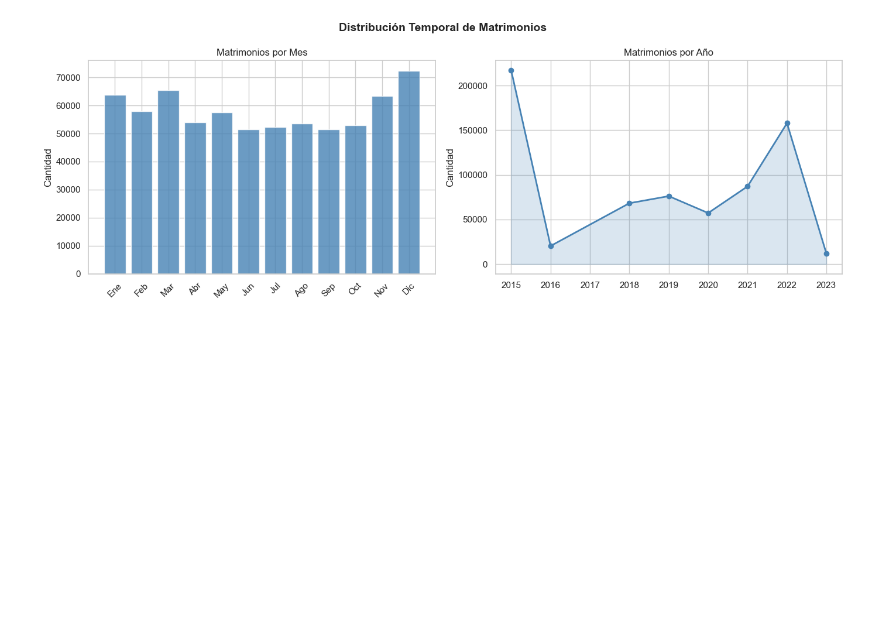
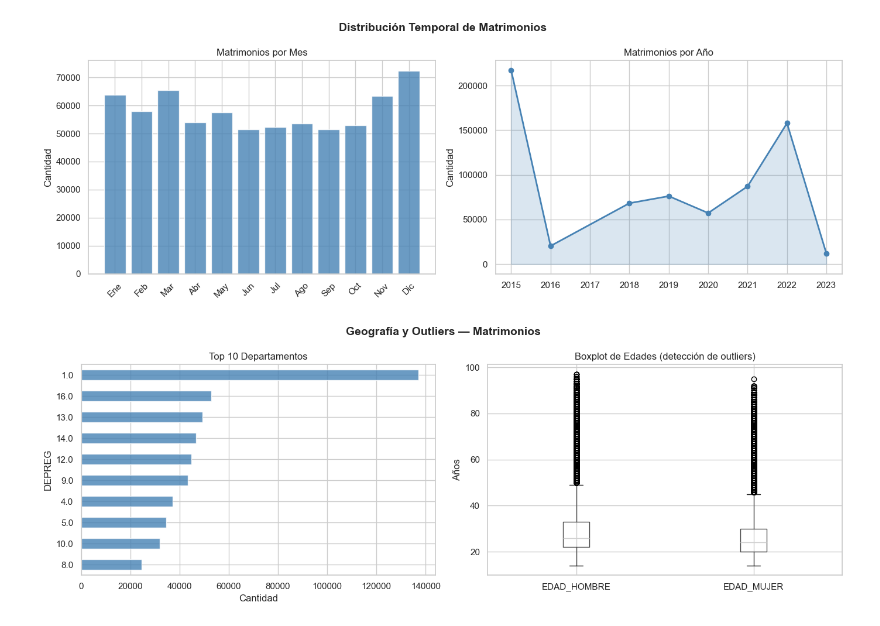
Before and after one commit to Palasuwu/CorteProyecto1Mineria, a Jupyter notebook: Avances2.ipynb, the cells around one changed output. Saved outputs shown, nothing was run; the diff lists cells and outputs as text; code cells hidden in the pictures; blank space fills up the shorter version.

Commit message:
Distribución geográfica, outilers y top de departamentos

```diff
--- a/Avances2.ipynb
+++ b/Avances2.ipynb
@@ -246,3 +246,30 @@ plt.tight_layout()
 plt.show()
 # %% [output]
 [figure]
+# %%
+
+# Distribución geográfica y outliers
+
+fig, axes = plt.subplots(1, 2, figsize=(14, 5))
+fig.suptitle('Geografía y Outliers — Matrimonios', fontsize=14, fontweight='bold')
+
+# Top departamentos
+if 'DEPREG' in df_matrimonios.columns:
+    top_dep = df_matrimonios['DEPREG'].value_counts().head(10)
+    top_dep.plot(kind='barh', ax=axes[0], color='steelblue', alpha=0.8)
+    axes[0].set_title('Top 10 Departamentos')
+    axes[0].set_xlabel('Cantidad')
+    axes[0].invert_yaxis()
+
+# Boxplot edades
+cols_box = [c for c in ['EDAD_HOMBRE', 'EDAD_MUJER', 'DIFERENCIA_EDAD']
+            if c in df_matrimonios.columns]
+if cols_box:
+    df_matrimonios[cols_box].boxplot(ax=axes[1])
+    axes[1].set_title('Boxplot de Edades (detección de outliers)')
+    axes[1].set_ylabel('Años')
+
+plt.tight_layout()
+plt.show()
+# %% [output]
+[figure, added]
```
